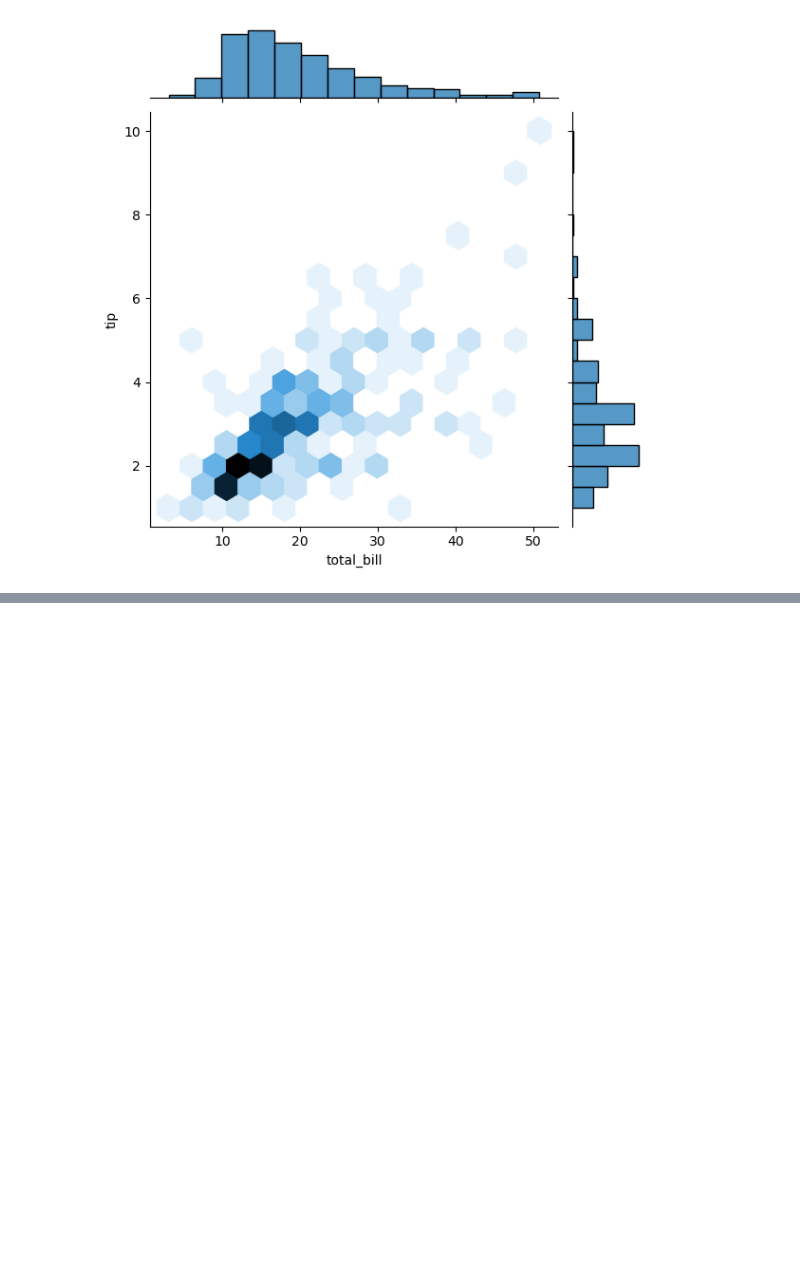
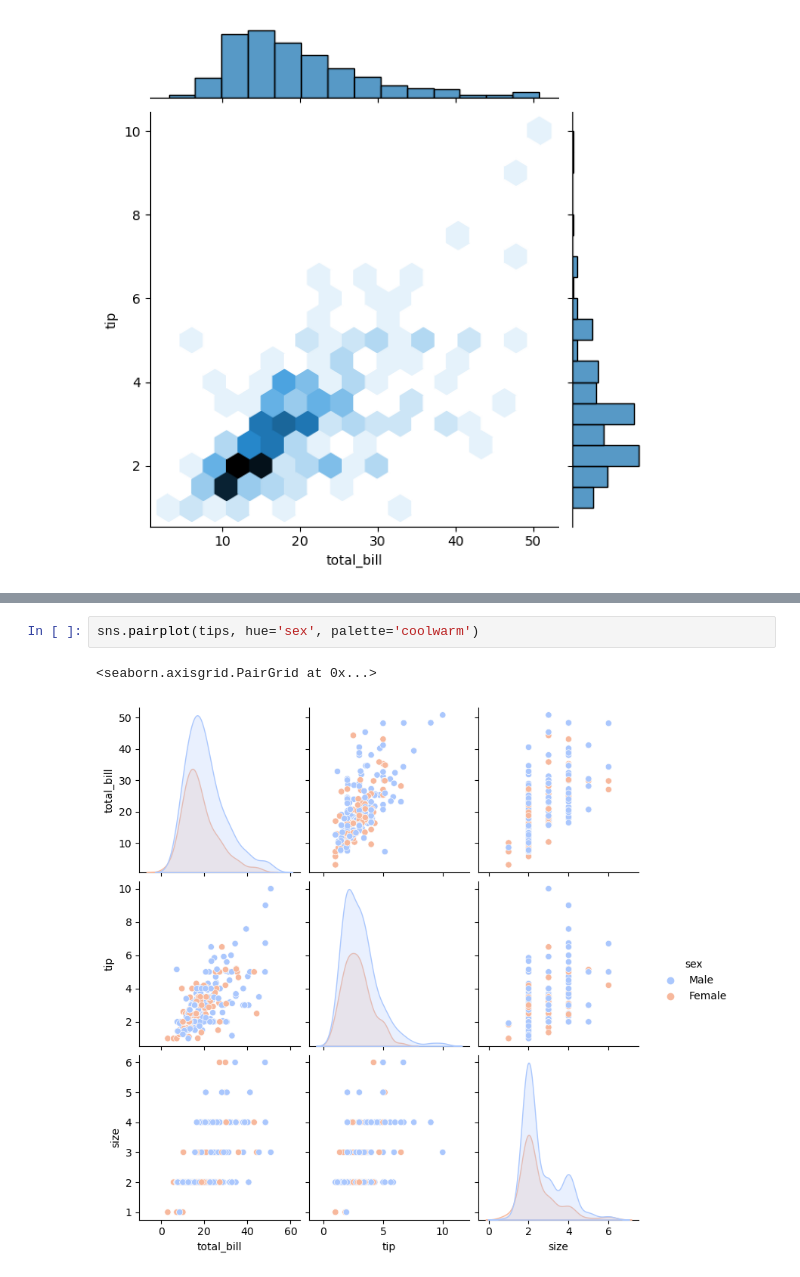
Before and after one commit to SiddheshDaphane/Python-for-data-science-and-machine-learning, a Jupyter notebook: 5. Seaborn.ipynb, the cells around one changed output, grey strips where cells are left out. Cells and saved outputs as stored; diff of their text form; blank space fills up the shorter version.

```diff
--- a/5. Seaborn.ipynb
+++ b/5. Seaborn.ipynb
@@ -60,0 +69,5 @@ sns.jointplot(x='total_bill', y='tip', data=tips, kind='hex')
+# %%
+sns.pairplot(tips, hue='sex', palette='coolwarm')
+# %% [output]
+<seaborn.axisgrid.PairGrid at 0x...>
+[figure, added]
```
Also changed, not shown: parts of 9 cells of this notebook.
